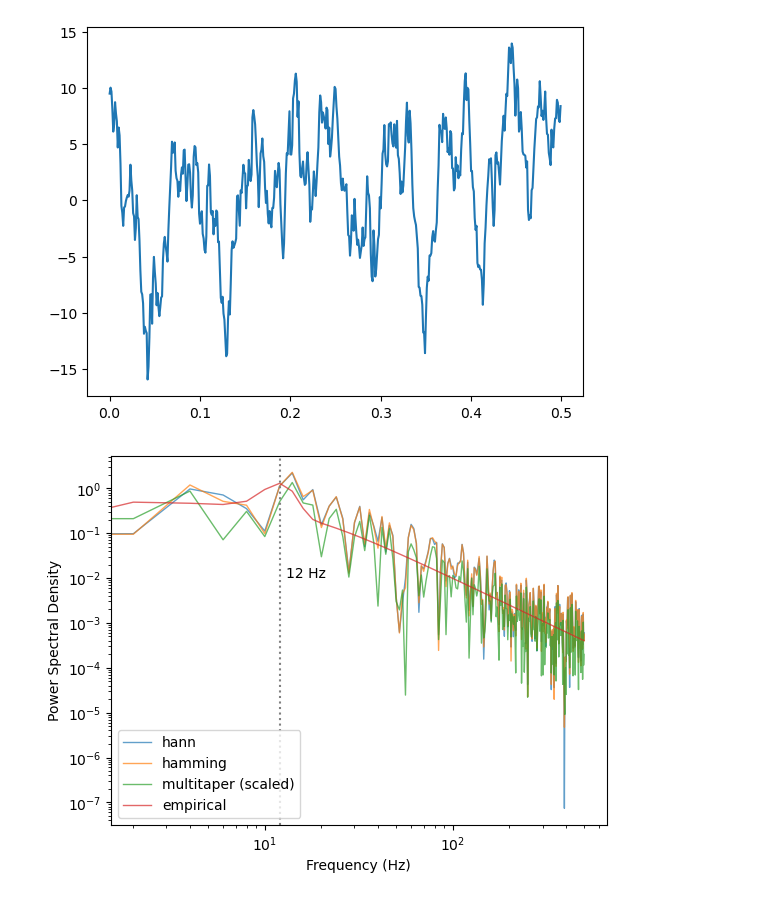
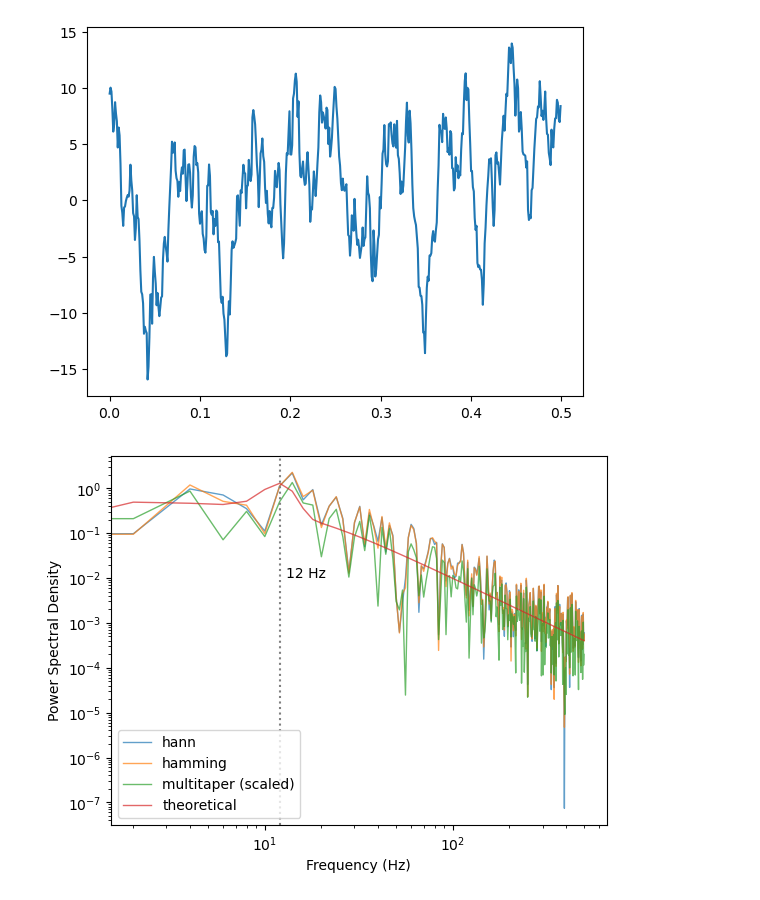
Before and after one commit to anika-kum/spectral-analysis-comparison, a Jupyter notebook: taper_comparison_test.ipynb, the cells around one changed output. Drawn from its saved outputs; the diff is of its cells as text; code cells hidden in the pictures.

```diff
--- a/taper_comparison_test.ipynb
+++ b/taper_comparison_test.ipynb
@@ -88,21 +88,21 @@ def multitaper_psd(signal, fs=1000, TW=1, K=None):
 # %%
 # Plotting...
 
 freq_hann, psd_hann = single_taper_psd(signal, 'hann')
 freq_hamming, psd_hamming = single_taper_psd(signal, 'hamming')
 freq_mt, psd_mt = multitaper_psd(signal)
 
 plt.loglog(freq_hann, psd_hann, linewidth=1, alpha=0.7, label='hann')
 plt.loglog(freq_hamming, psd_hamming, linewidth=1, alpha=0.7, label='hamming')
 plt.loglog(freq_mt, psd_mt, linewidth=1, alpha=0.7, label='multitaper (scaled)')
-plt.plot(fd.frequencies, fd.combined_spectrum, linewidth=1, alpha=0.7, label='empirical')
+plt.plot(fd.frequencies, fd.combined_spectrum, linewidth=1, alpha=0.7, label='theoretical')
 
 plt.axvline(x=12, color='gray', linestyle=':', linewidth=1.5)
 plt.text(13, 0.01,'12 Hz')
 
 plt.xlabel('Frequency (Hz)')
 plt.ylabel('Power Spectral Density')
 plt.legend()
 plt.show()
 # %% [output]
-[figure, old version]
+[figure, new version]
```
Also changed, not shown: parts of 7 cells of this notebook.
